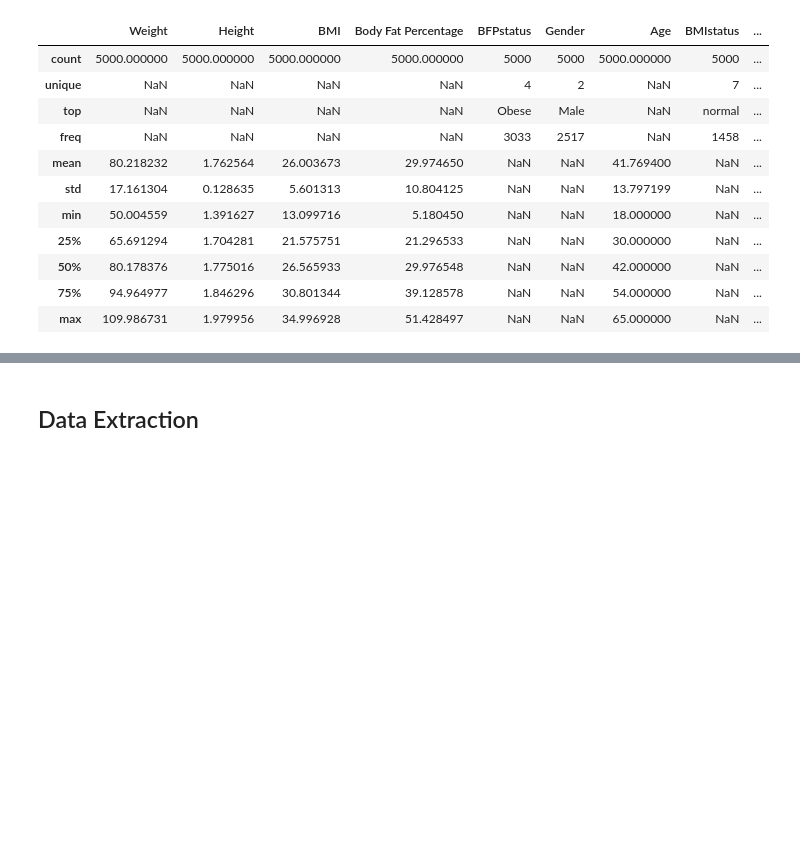
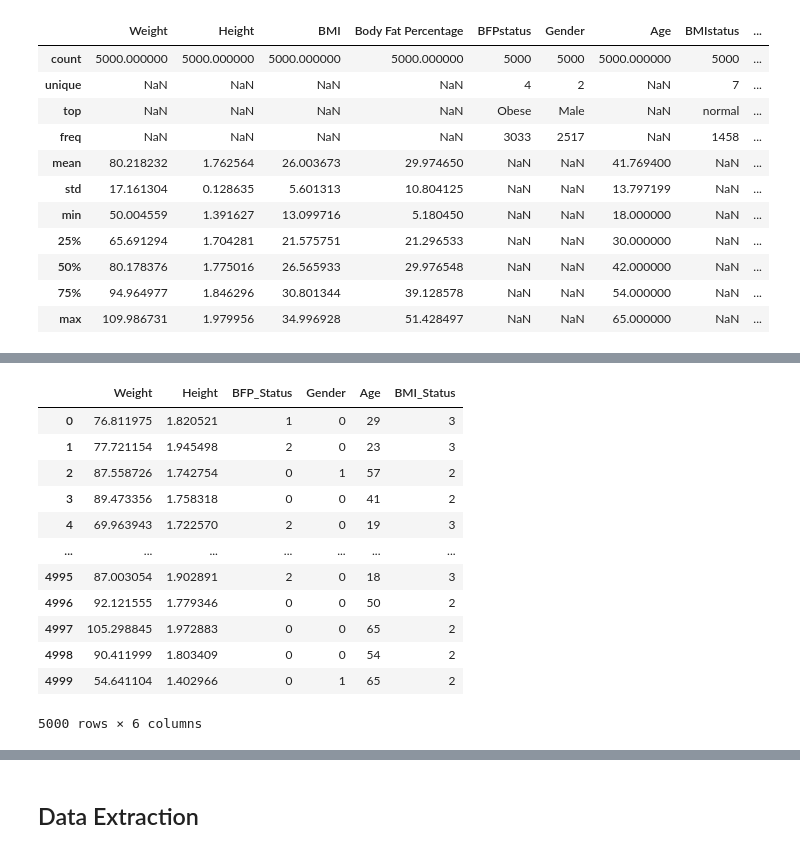
Before and after one commit to fedfioravanti/Flask-API-example, a Jupyter notebook: Health_BMI_status_prediction.ipynb, the cells around one changed output, grey strips where cells are left out. Cells and saved outputs as stored; diff of their text form; code cells hidden in the pictures; blank space fills up the shorter version.

```diff
--- a/Health_BMI_status_prediction.ipynb
+++ b/Health_BMI_status_prediction.ipynb
@@ -100,0 +134,36 @@ data.describe(include='all')
+# %%
+# map Gender to encoded values
+df['Gender'] = df['Gender'].map({'Female' : 1,
+                                 'Male'   : 0})
+
+
+# map BFP_Status to encoded values
+df['BFP_Status'] = df['BFP_Status'].map({'Athletes'   : 3,
+                                         'Fitness'    : 2,
+                                         'Acceptable' : 1,
+                                         'Obese'      : 0})
+
+# map BMI_Status to encoded values
+df['BMI_Status'] = df['BMI_Status'].map({'sever thinness'    : 6,
+                                         'moderate thinness' : 5,
+                                         'mild thinness'     : 4,
+                                         'normal'            : 3,
+                                         'over weight'       : 2,
+                                         'obese'             : 1,
+                                         'severe obese'      : 0})
+# %%
+df
+# %% [output]
+|  | Weight | Height | BFP_Status | Gender | Age | BMI_Status |
+| 0 | 76.811975 | 1.820521 | 1 | 0 | 29 | 3 |
+| 1 | 77.721154 | 1.945498 | 2 | 0 | 23 | 3 |
+| 2 | 87.558726 | 1.742754 | 0 | 1 | 57 | 2 |
+| 3 | 89.473356 | 1.758318 | 0 | 0 | 41 | 2 |
+| 4 | 69.963943 | 1.722570 | 2 | 0 | 19 | 3 |
+| ... | ... | ... | ... | ... | ... | ... |
+| 4995 | 87.003054 | 1.902891 | 2 | 0 | 18 | 3 |
+| 4996 | 92.121555 | 1.779346 | 0 | 0 | 50 | 2 |
+| 4997 | 105.298845 | 1.972883 | 0 | 0 | 65 | 2 |
+| 4998 | 90.411999 | 1.803409 | 0 | 0 | 54 | 2 |
+| 4999 | 54.641104 | 1.402966 | 0 | 1 | 65 | 2 |
+5000 rows × 6 columns
```
Also changed, not shown: parts of 11 cells of this notebook.
